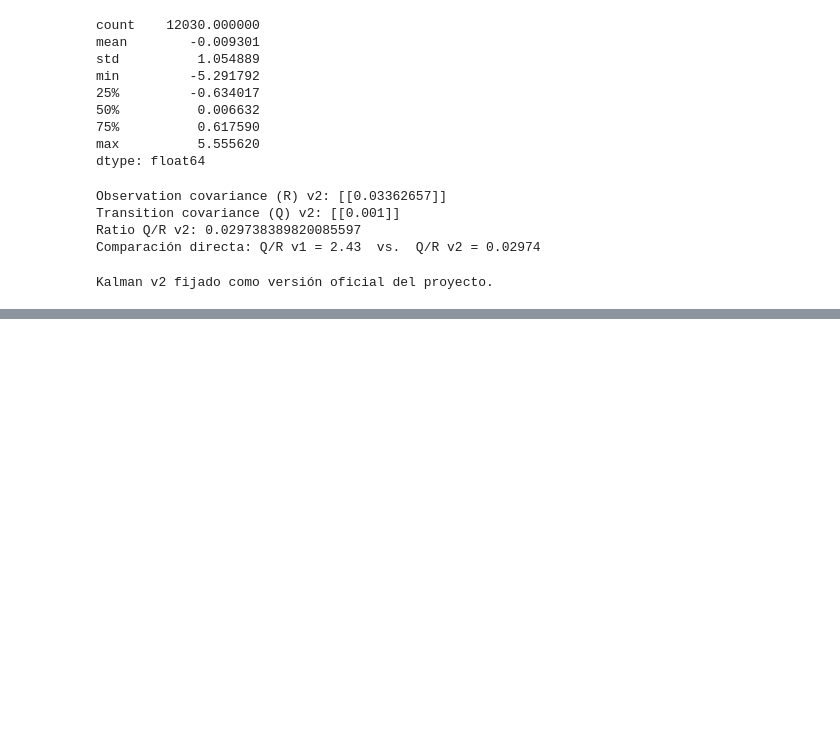
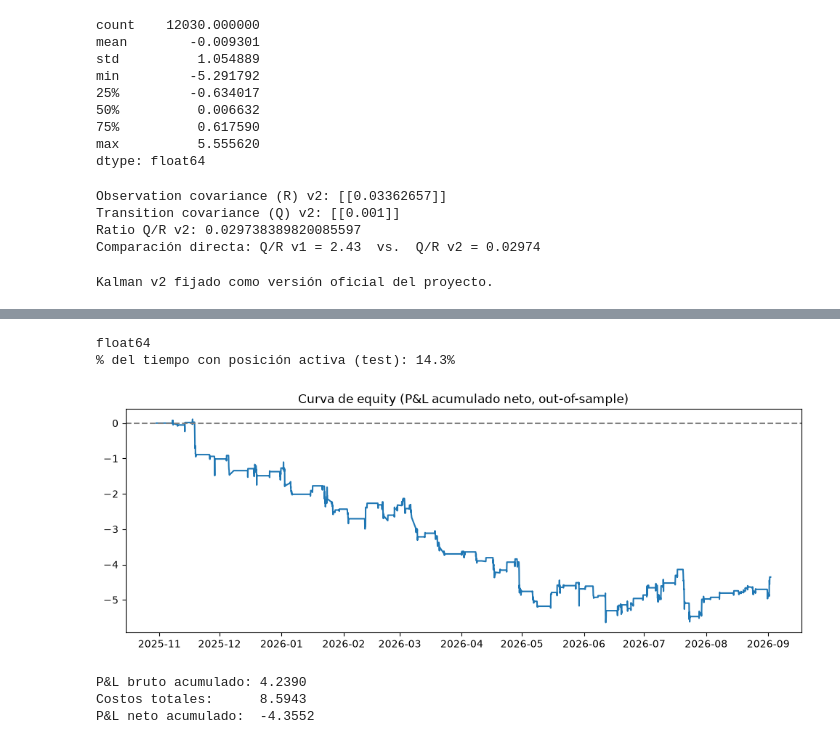
Before and after one commit to SamuOropeza/Investigacion_PCNM, a Jupyter notebook: main.ipynb, the cells around one changed output, grey strips where cells are left out. Saved outputs shown, nothing was run; the diff lists cells and outputs as text; code cells hidden in the pictures; blank space fills up the shorter version.

Commit message:
Fase 4

```diff
--- a/main.ipynb
+++ b/main.ipynb
@@ -466,0 +637,69 @@ Kalman v2 fijado como versión oficial del proyecto.
+# %%
+# 1. Spread out-of-sample con el mismo vector de cointegración (ya calculado en Fase 3)
+# spread_test ya existe desde la Fase 3; confirmamos su dtype
+print(spread_test.dtype)
+
+# 2. Nivel dinámico del Kalman YA ENTRENADO (kf = kf_v2), aplicado a test sin refit
+state_means_test, _ = kf.filter(spread_test.values)
+mu_t_test = pd.Series(state_means_test.flatten(), index=spread_test.index)
+
+# 3. Z-score out-of-sample (misma ventana que en train)
+residual_test = spread_test - mu_t_test
+z_score_test = residual_test / residual_test.rolling(window).std()
+
+# 4. Posiciones con las mismas reglas de la Fase 4
+positions_test_raw = generate_positions(z_score_test)
+
+# 5. Régimen HMM YA ENTRENADO, aplicado a test sin refit
+spread_returns_test = spread_test.diff().dropna()
+realized_vol_test = spread_returns_test.rolling(24).std().dropna()
+log_vol_test = np.log(realized_vol_test.replace(0, np.nan)).dropna()
+
+regimes_test = pd.Series(hmm_model_v2.predict(log_vol_test.values.reshape(-1, 1)), index=log_vol_test.index)
+regime_label_test = regimes_test.map({high_vol_state_v2: 'alta_volatilidad', 1 - high_vol_state_v2: 'calmo'})
+regime_aligned_test = regime_label_test.reindex(positions_test_raw.index).ffill().bfill()
+
+size_multiplier_test = regime_aligned_test.map({'alta_volatilidad': 0.3, 'calmo': 1.0})
+position_size_test = (positions_test_raw * size_multiplier_test).fillna(0)
+position_size_test.name = 'position_size'
+
+print(f"% del tiempo con posición activa (test): {(position_size_test != 0).mean()*100:.1f}%")
+# %% [output]
+float64
+% del tiempo con posición activa (test): 14.3%
+# %%
+def run_backtest(spread: pd.Series, position_size: pd.Series, weights: np.ndarray, cost_bps: float = 1.0):
+    """
+    P&L aproximado: la posición se decide con la información hasta t-1 y se aplica
+    al cambio del spread en t (shift(1) evita look-ahead).
+    Costos de transacción proporcionales al turnover y al tamaño total de la canasta operada.
+    """
+    position_lagged = position_size.shift(1).fillna(0)
+    spread_diff = spread.diff().fillna(0)
+
+    pnl_gross = position_lagged * spread_diff
+
+    turnover = position_size.diff().abs().fillna(0)
+    costs = turnover * np.abs(weights).sum() * (cost_bps / 10000)
+
+    pnl_net = pnl_gross - costs
+    return pnl_net, pnl_gross, costs
+
+pnl_net_test, pnl_gross_test, costs_test = run_backtest(spread_test, position_size_test, coint_vector, cost_bps=1.0)
+
+equity_curve = pnl_net_test.cumsum()
+
+plt.figure(figsize=(12, 4))
+plt.plot(equity_curve.index, equity_curve.values)
+plt.title("Curva de equity (P&L acumulado neto, out-of-sample)")
+plt.axhline(0, color='gray', linestyle='--')
+plt.show()
+
+print(f"P&L bruto acumulado: {pnl_gross_test.sum():.4f}")
+print(f"Costos totales:      {costs_test.sum():.4f}")
+print(f"P&L neto acumulado:  {pnl_net_test.sum():.4f}")
+# %% [output]
+[figure, added]
+P&L bruto acumulado: 4.2390
+Costos totales:      8.5943
+P&L neto acumulado:  -4.3552
```
Also changed, not shown: parts of 15 cells of this notebook.
